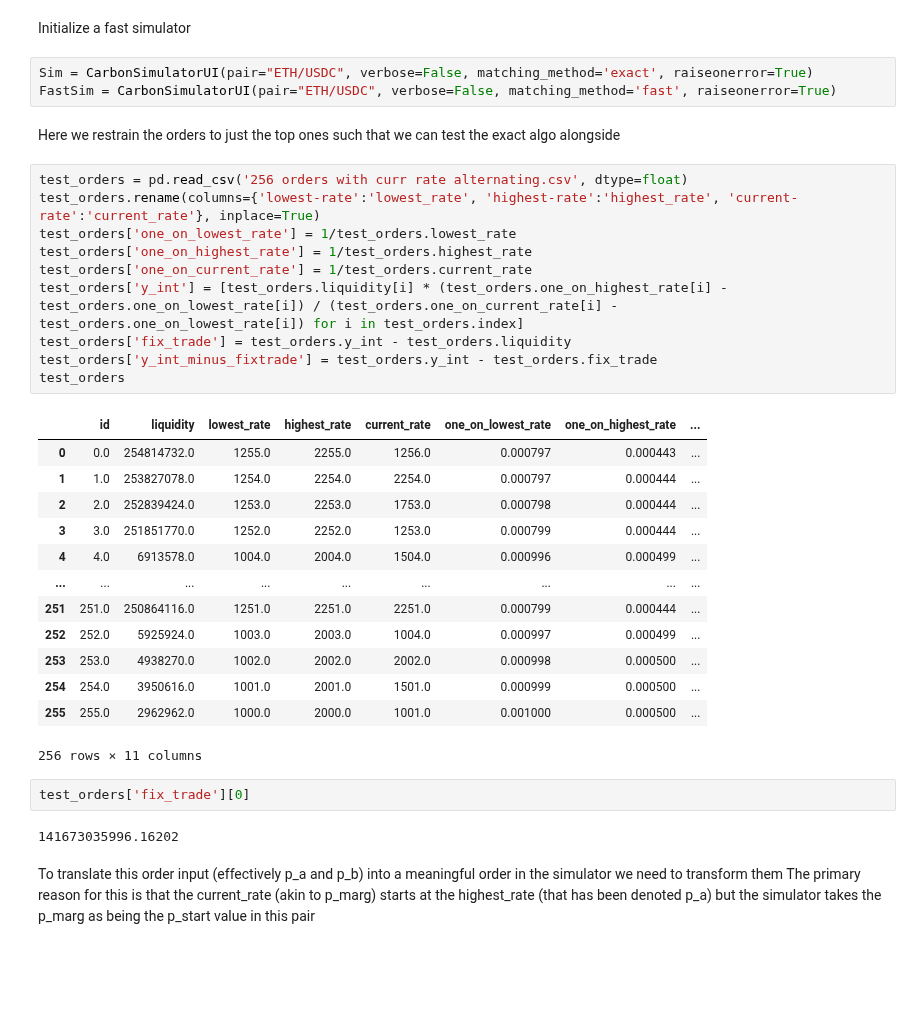
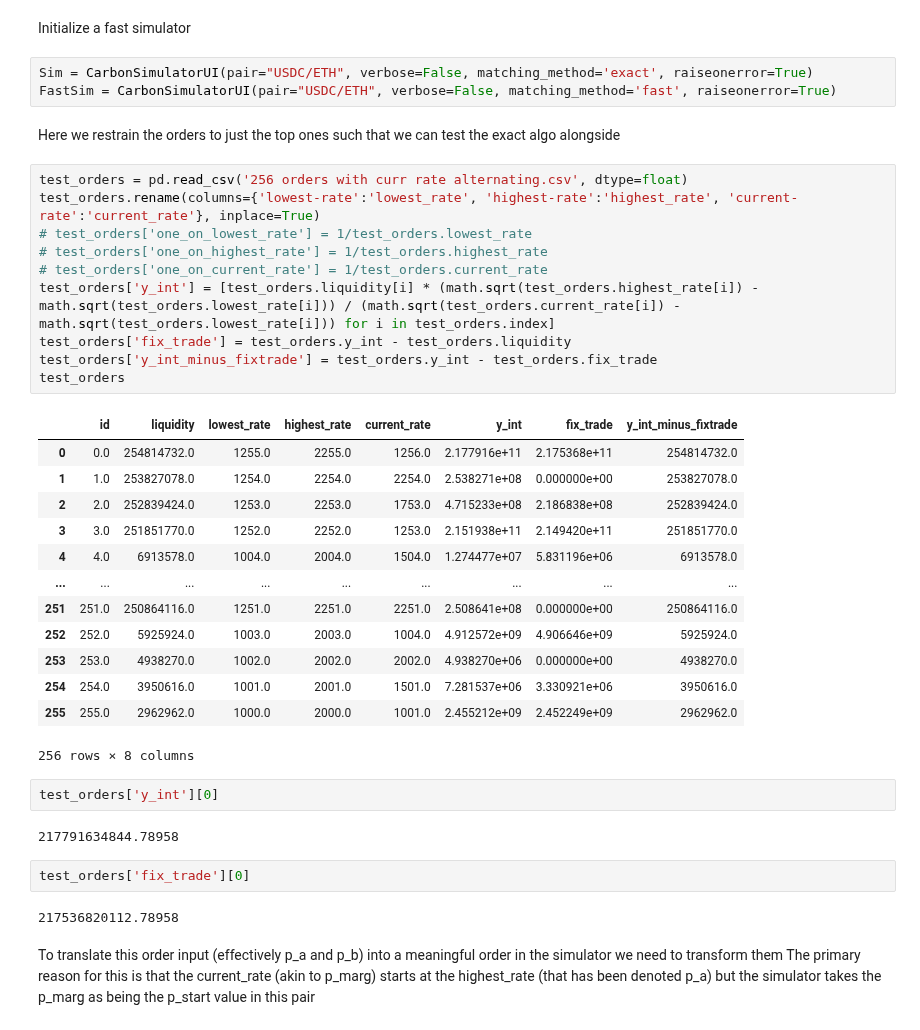
Before and after one commit to bancorprotocol/carbon-simulator, a Jupyter notebook: CarbonSim-Demo-5-4.ipynb, the cells around one changed output. Saved outputs shown, nothing was run; the diff lists cells and outputs as text; blank space fills up the shorter version.

```diff
--- a/CarbonSim-Demo-5-4.ipynb
+++ b/CarbonSim-Demo-5-4.ipynb
@@ -13,38 +13,42 @@ In this demo we investigate the **Fast Router performance** against test orders
 # %% [markdown]
 Initialize a fast simulator
 # %%
-Sim = CarbonSimulatorUI(pair="ETH/USDC", verbose=False, matching_method='exact', raiseonerror=True)
-FastSim = CarbonSimulatorUI(pair="ETH/USDC", verbose=False, matching_method='fast', raiseonerror=True)
+Sim = CarbonSimulatorUI(pair="USDC/ETH", verbose=False, matching_method='exact', raiseonerror=True)
+FastSim = CarbonSimulatorUI(pair="USDC/ETH", verbose=False, matching_method='fast', raiseonerror=True)
 # %% [markdown]
 Here we restrain the orders to just the top ones such that we can test the exact algo alongside
 # %%
 test_orders = pd.read_csv('256 orders with curr rate alternating.csv', dtype=float)
 test_orders.rename(columns={'lowest-rate':'lowest_rate', 'highest-rate':'highest_rate', 'current-rate':'current_rate'}, inplace=True)
-test_orders['one_on_lowest_rate'] = 1/test_orders.lowest_rate
-test_orders['one_on_highest_rate'] = 1/test_orders.highest_rate
-test_orders['one_on_current_rate'] = 1/test_orders.current_rate
-test_orders['y_int'] = [test_orders.liquidity[i] * (test_orders.one_on_highest_rate[i] - test_orders.one_on_lowest_rate[i]) / (test_orders.one_on_current_rate[i] - test_orders.one_on_lowest_rate[i]) for i in test_orders.index]
+# test_orders['one_on_lowest_rate'] = 1/test_orders.lowest_rate
+# test_orders['one_on_highest_rate'] = 1/test_orders.highest_rate
+# test_orders['one_on_current_rate'] = 1/test_orders.current_rate
+test_orders['y_int'] = [test_orders.liquidity[i] * (math.sqrt(test_orders.highest_rate[i]) - math.sqrt(test_orders.lowest_rate[i])) / (math.sqrt(test_orders.current_rate[i]) - math.sqrt(test_orders.lowest_rate[i])) for i in test_orders.index]
 test_orders['fix_trade'] = test_orders.y_int - test_orders.liquidity
 test_orders['y_int_minus_fixtrade'] = test_orders.y_int - test_orders.fix_trade
 test_orders
 # %% [output]
-|  | id | liquidity | lowest_rate | highest_rate | current_rate | one_on_lowest_rate | one_on_highest_rate | ... |
-| 0 | 0.0 | 254814732.0 | 1255.0 | 2255.0 | 1256.0 | 0.000797 | 0.000443 | ... |
-| 1 | 1.0 | 253827078.0 | 1254.0 | 2254.0 | 2254.0 | 0.000797 | 0.000444 | ... |
-| 2 | 2.0 | 252839424.0 | 1253.0 | 2253.0 | 1753.0 | 0.000798 | 0.000444 | ... |
-| 3 | 3.0 | 251851770.0 | 1252.0 | 2252.0 | 1253.0 | 0.000799 | 0.000444 | ... |
-| 4 | 4.0 | 6913578.0 | 1004.0 | 2004.0 | 1504.0 | 0.000996 | 0.000499 | ... |
+|  | id | liquidity | lowest_rate | highest_rate | current_rate | y_int | fix_trade | y_int_minus_fixtrade |
+| 0 | 0.0 | 254814732.0 | 1255.0 | 2255.0 | 1256.0 | 2.177916e+11 | 2.175368e+11 | 254814732.0 |
+| 1 | 1.0 | 253827078.0 | 1254.0 | 2254.0 | 2254.0 | 2.538271e+08 | 0.000000e+00 | 253827078.0 |
+| 2 | 2.0 | 252839424.0 | 1253.0 | 2253.0 | 1753.0 | 4.715233e+08 | 2.186838e+08 | 252839424.0 |
+| 3 | 3.0 | 251851770.0 | 1252.0 | 2252.0 | 1253.0 | 2.151938e+11 | 2.149420e+11 | 251851770.0 |
+| 4 | 4.0 | 6913578.0 | 1004.0 | 2004.0 | 1504.0 | 1.274477e+07 | 5.831196e+06 | 6913578.0 |
 | ... | ... | ... | ... | ... | ... | ... | ... | ... |
-| 251 | 251.0 | 250864116.0 | 1251.0 | 2251.0 | 2251.0 | 0.000799 | 0.000444 | ... |
-| 252 | 252.0 | 5925924.0 | 1003.0 | 2003.0 | 1004.0 | 0.000997 | 0.000499 | ... |
-| 253 | 253.0 | 4938270.0 | 1002.0 | 2002.0 | 2002.0 | 0.000998 | 0.000500 | ... |
-| 254 | 254.0 | 3950616.0 | 1001.0 | 2001.0 | 1501.0 | 0.000999 | 0.000500 | ... |
-| 255 | 255.0 | 2962962.0 | 1000.0 | 2000.0 | 1001.0 | 0.001000 | 0.000500 | ... |
+| 251 | 251.0 | 250864116.0 | 1251.0 | 2251.0 | 2251.0 | 2.508641e+08 | 0.000000e+00 | 250864116.0 |
+| 252 | 252.0 | 5925924.0 | 1003.0 | 2003.0 | 1004.0 | 4.912572e+09 | 4.906646e+09 | 5925924.0 |
+| 253 | 253.0 | 4938270.0 | 1002.0 | 2002.0 | 2002.0 | 4.938270e+06 | 0.000000e+00 | 4938270.0 |
+| 254 | 254.0 | 3950616.0 | 1001.0 | 2001.0 | 1501.0 | 7.281537e+06 | 3.330921e+06 | 3950616.0 |
+| 255 | 255.0 | 2962962.0 | 1000.0 | 2000.0 | 1001.0 | 2.455212e+09 | 2.452249e+09 | 2962962.0 |
-256 rows × 11 columns
+256 rows × 8 columns
+# %%
+test_orders['y_int'][0]
+# %% [output]
+217791634844.78958
 # %%
 test_orders['fix_trade'][0]
 # %% [output]
-141673035996.16202
+217536820112.78958
 # %% [markdown]
 To translate this order input (effectively p_a and p_b) into a meaningful order in the simulator we need to transform them
 The primary reason for this is that the current_rate (akin to p_marg) starts at the highest_rate (that has been denoted p_a) but the simulator takes the p_marg as being the p_start value in this pair
```
Also changed, not shown: parts of 25 cells of this notebook, 9 other files.
